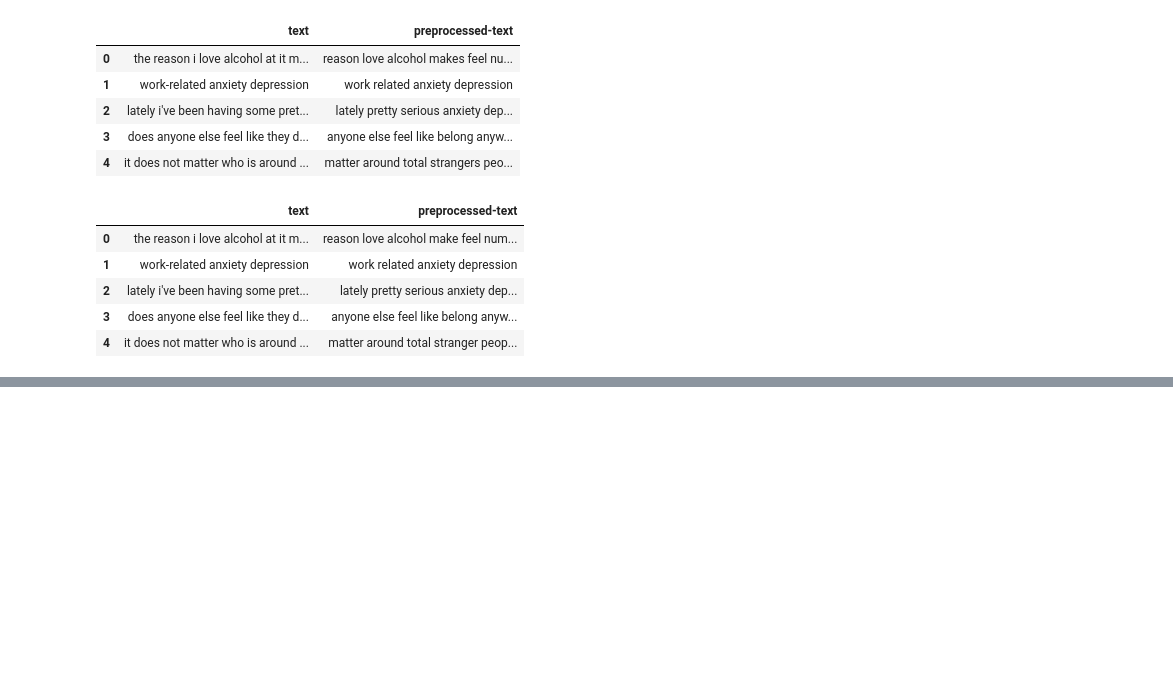
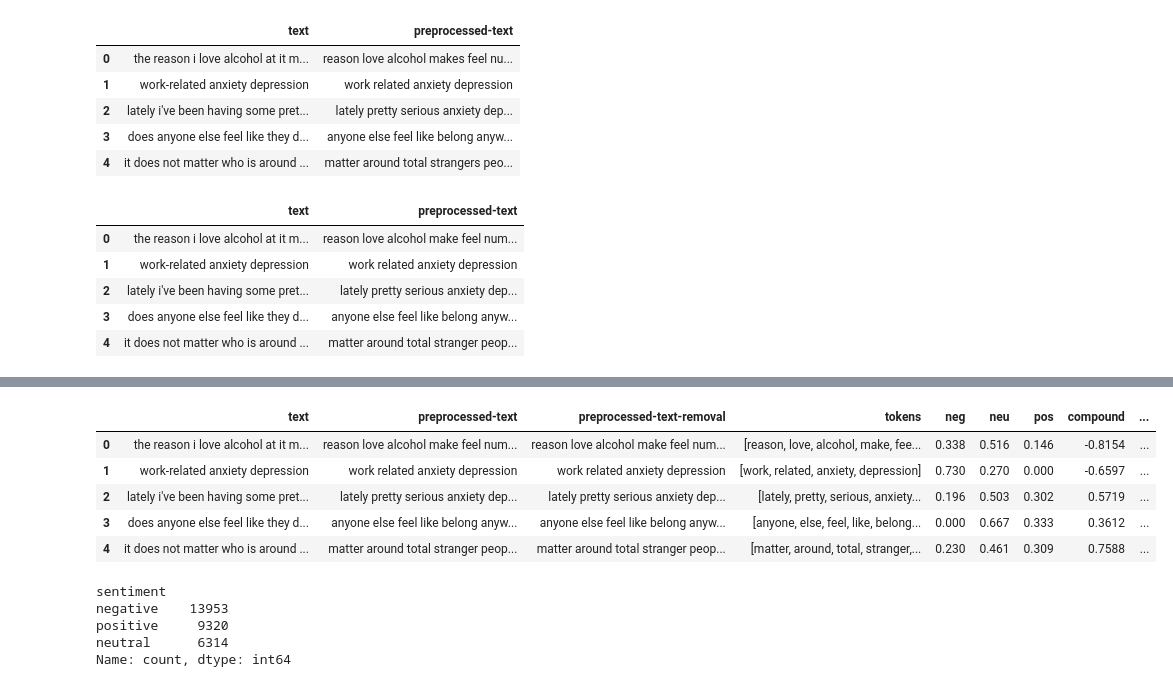
Before and after one commit to WillisYangg/FYP_Sentic_API, a Jupyter notebook: Data Cleaning/reddit_data_cleaning.ipynb, the cells around one changed output, grey strips where cells are left out. Drawn from its saved outputs; the diff is of its cells as text; code cells hidden in the pictures; blank space fills up the shorter version.

```diff
--- a/Data Cleaning/reddit_data_cleaning.ipynb
+++ b/Data Cleaning/reddit_data_cleaning.ipynb
@@ -231,0 +261,5 @@ df.head()
+# %%
+# remove words that do not appear in the dataset often
+
+df['preprocessed-text-removal'] = df['preprocessed-text'].apply(lambda x: ' '.join(word for word in x.split() if frequency[word] > 4))
+df.head()
@@ -231,0 +273,9 @@ df.head()
+# %%
+# create a column for token words
+
+from nltk.tokenize import RegexpTokenizer
+
+regexp = RegexpTokenizer('\w+')
+df['tokens'] = df['preprocessed-text-removal'].apply(regexp.tokenize)
+
+df.head()
@@ -231,0 +305,9 @@ df.head()
+# %%
+# Sentiment Analysis Analyzer
+
+from nltk.sentiment import SentimentIntensityAnalyzer
+analyzer = SentimentIntensityAnalyzer()
+
+df['polarity'] = df['preprocessed-text-removal'].apply(lambda x: analyzer.polarity_scores(x))
+
+df.head()
@@ -231,0 +321,8 @@ df.head()
+# %%
+# change polarity to seperate columns
+
+df = pd.concat(
+    [df.drop(['polarity'], axis=1),
+     df['polarity'].apply(pd.Series)], axis=1)
+
+df.head()
@@ -231,0 +336,21 @@ df.head()
+# %%
+# change compound to sentiment
+
+df['sentiment'] = df['compound'].apply(lambda x: 'positive' if x >0 else 'neutral' if x==0 else 'negative')
+
+df.head()
+# %% [output]
+|  | text | preprocessed-text | preprocessed-text-removal | tokens | neg | neu | pos | compound | ... |
+| 0 | the reason i love alcohol at it m... | reason love alcohol make feel num... | reason love alcohol make feel num... | [reason, love, alcohol, make, fee... | 0.338 | 0.516 | 0.146 | -0.8154 | ... |
+| 1 | work-related anxiety depression | work related anxiety depression | work related anxiety depression | [work, related, anxiety, depression] | 0.730 | 0.270 | 0.000 | -0.6597 | ... |
+| 2 | lately i've been having some pret... | lately pretty serious anxiety dep... | lately pretty serious anxiety dep... | [lately, pretty, serious, anxiety... | 0.196 | 0.503 | 0.302 | 0.5719 | ... |
+| 3 | does anyone else feel like they d... | anyone else feel like belong anyw... | anyone else feel like belong anyw... | [anyone, else, feel, like, belong... | 0.000 | 0.667 | 0.333 | 0.3612 | ... |
+| 4 | it does not matter who is around ... | matter around total stranger peop... | matter around total stranger peop... | [matter, around, total, stranger,... | 0.230 | 0.461 | 0.309 | 0.7588 | ... |
+# %%
+print(df['sentiment'].value_counts())
+# %% [output]
+sentiment
+negative    13953
+positive     9320
+neutral      6314
+Name: count, dtype: int64
```
Also changed, not shown: parts of 24 cells of this notebook.
